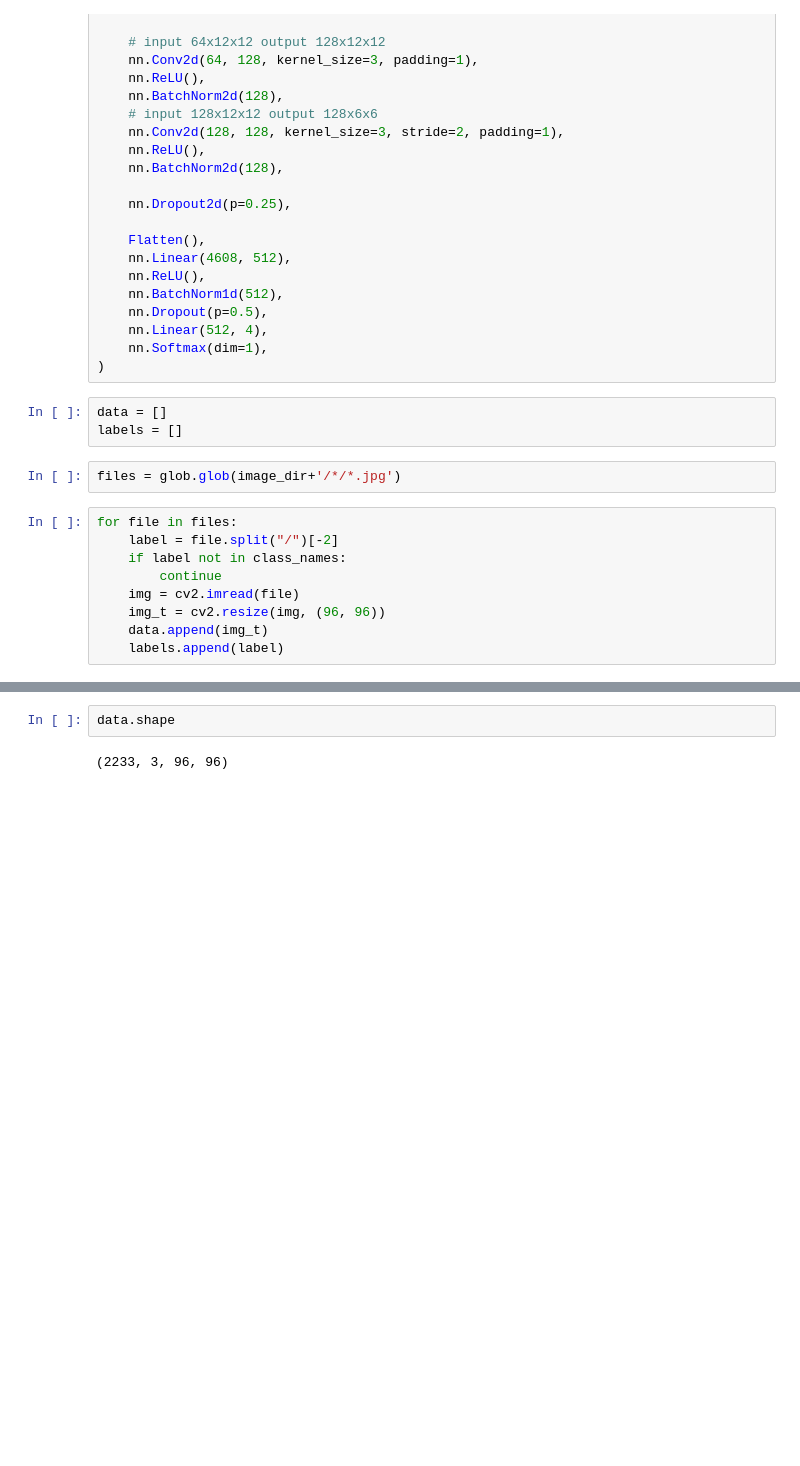
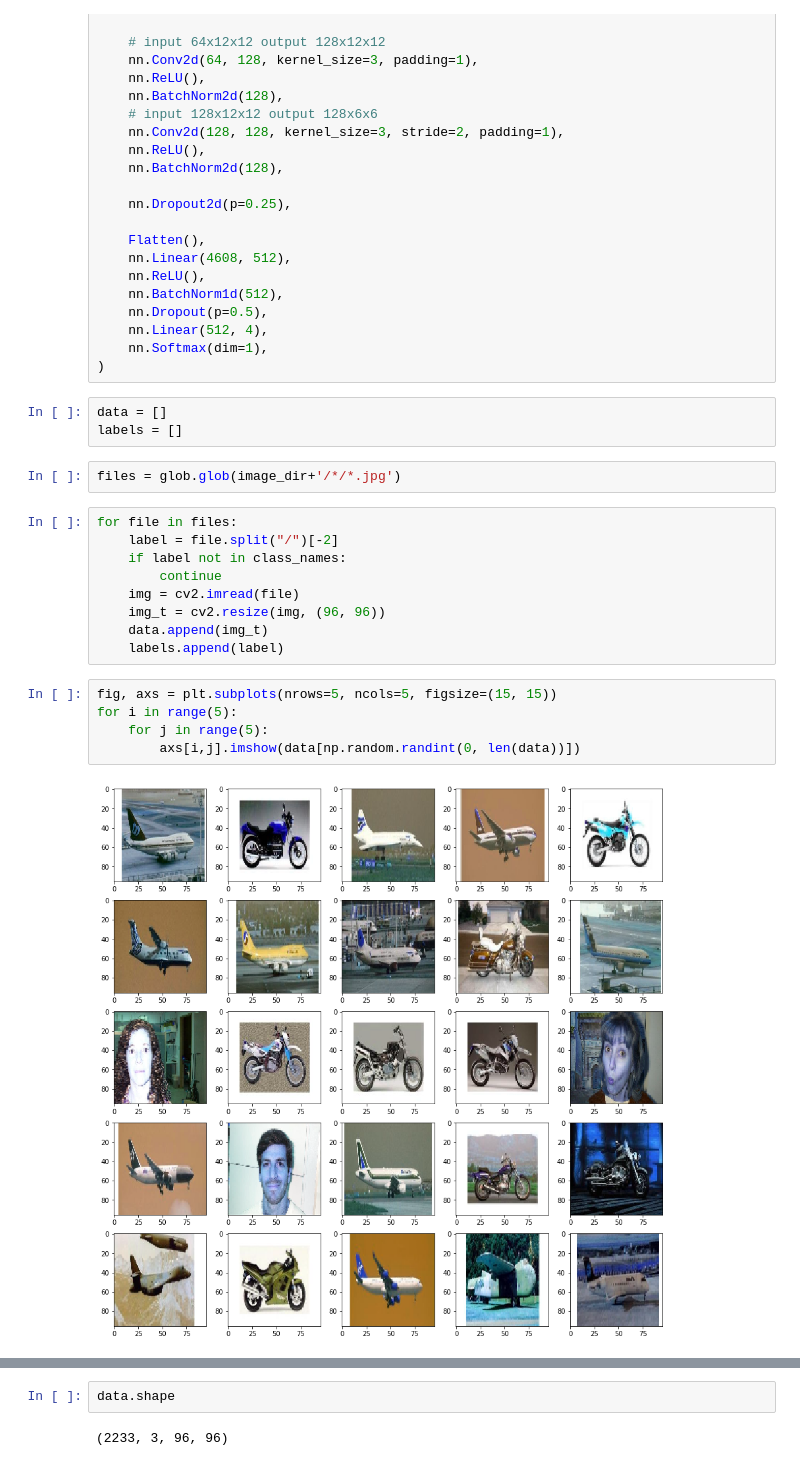
Before and after one commit to streamnsight/cnn, a Jupyter notebook: StrideNet.ipynb, the cells around one changed output, grey strips where cells are left out. Cells and saved outputs as stored; diff of their text form; blank space fills up the shorter version.

```diff
--- a/StrideNet.ipynb
+++ b/StrideNet.ipynb
@@ -99,3 +99,10 @@ for file in files:
     img_t = cv2.resize(img, (96, 96))
     data.append(img_t)
     labels.append(label)
+# %%
+fig, axs = plt.subplots(nrows=5, ncols=5, figsize=(15, 15))
+for i in range(5):
+    for j in range(5):
+        axs[i,j].imshow(data[np.random.randint(0, len(data))])
+# %% [output]
+[figure, added]
```
Also changed, not shown: parts of 10 cells of this notebook, 3 other files.
